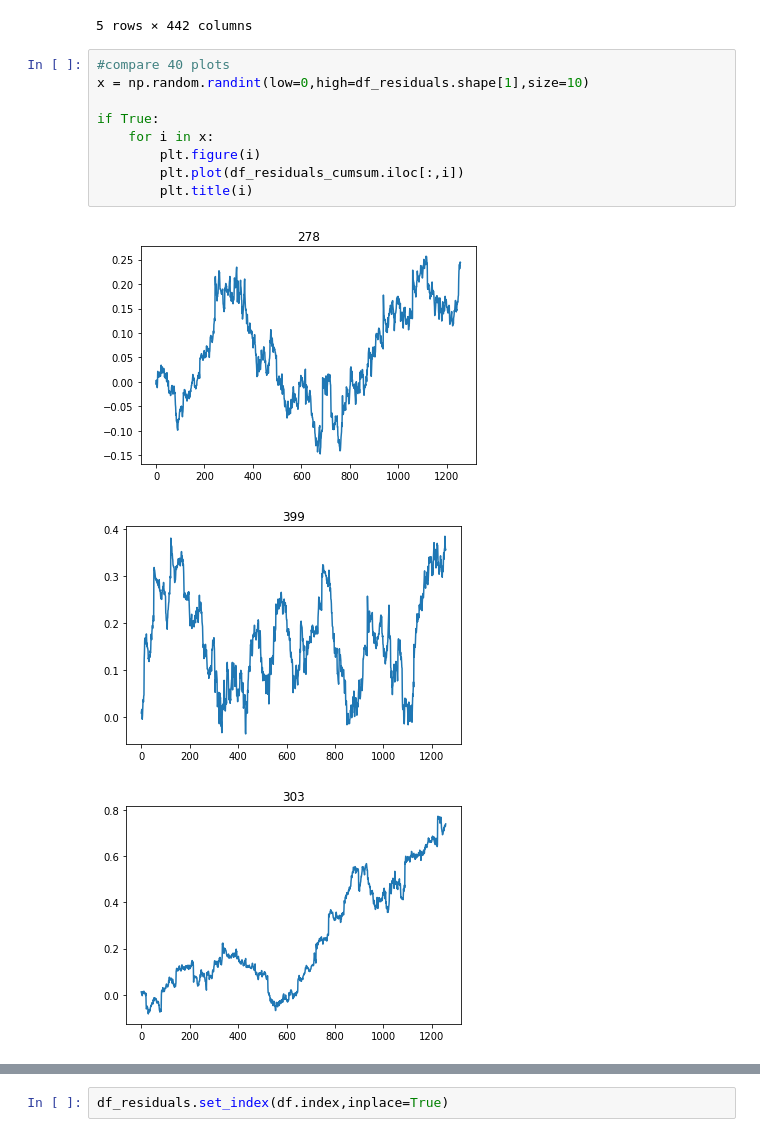
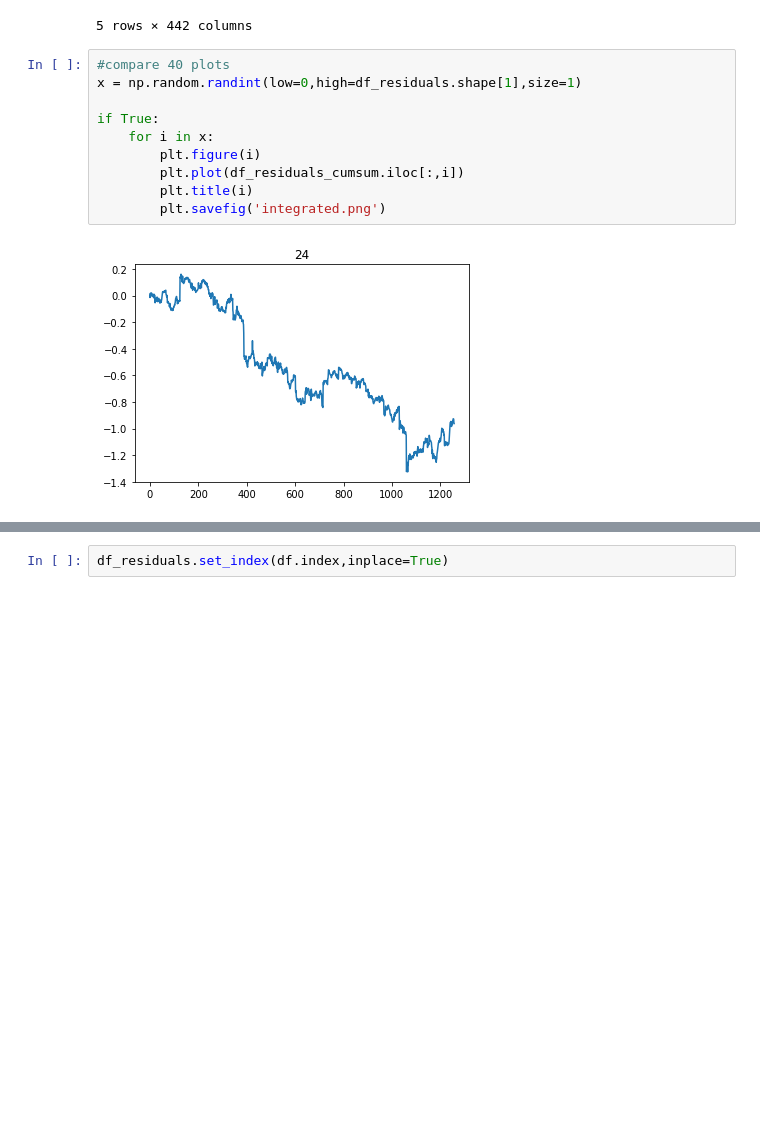
Before and after one commit to zm922/sum19, a Jupyter notebook: data_create.ipynb, the cells around one changed output, grey strips where cells are left out. Saved outputs shown, nothing was run; the diff lists cells and outputs as text; blank space fills up the shorter version.

Commit message:
integrated residuals

```diff
--- a/data_create.ipynb
+++ b/data_create.ipynb
@@ -118,14 +119,13 @@ df_residuals_cumsum.head()
 5 rows × 442 columns
 # %%
 #compare 40 plots
-x = np.random.randint(low=0,high=df_residuals.shape[1],size=10)
+x = np.random.randint(low=0,high=df_residuals.shape[1],size=1)
 
 if True:
     for i in x:
         plt.figure(i)
         plt.plot(df_residuals_cumsum.iloc[:,i])
         plt.title(i)
+        plt.savefig('integrated.png')
 # %% [output]
-[figure, old version]
+[figure, new version]
-[figure, removed]
-[figure, removed]
```
Also changed, not shown: parts of 7 cells of this notebook, 22 other files.
